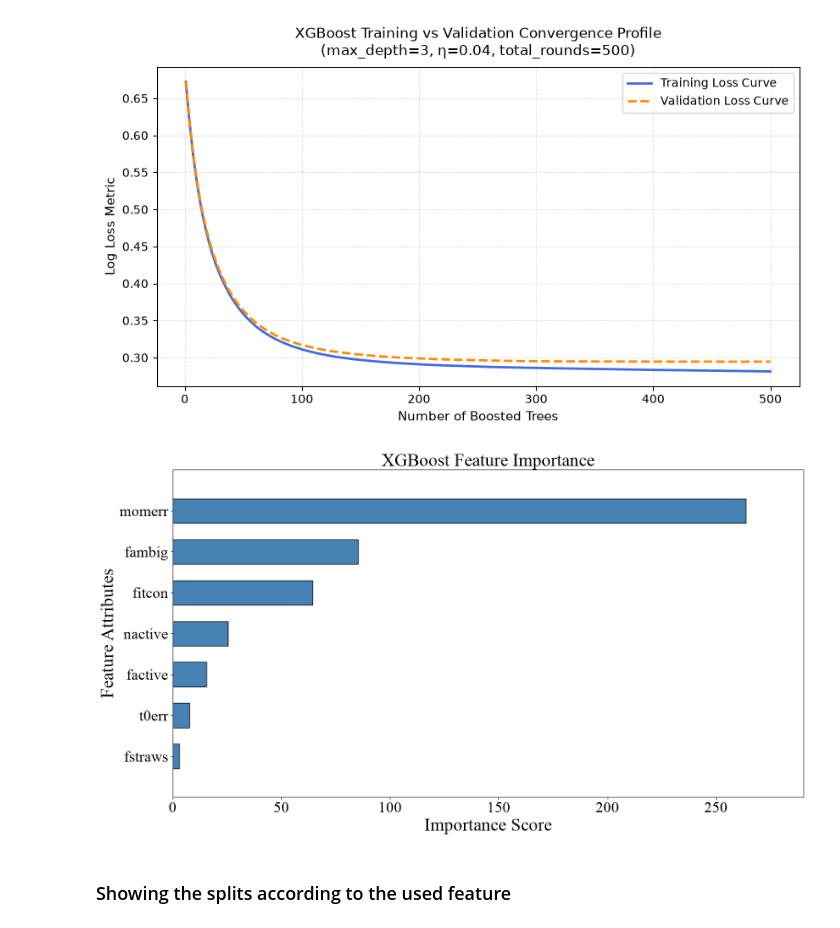
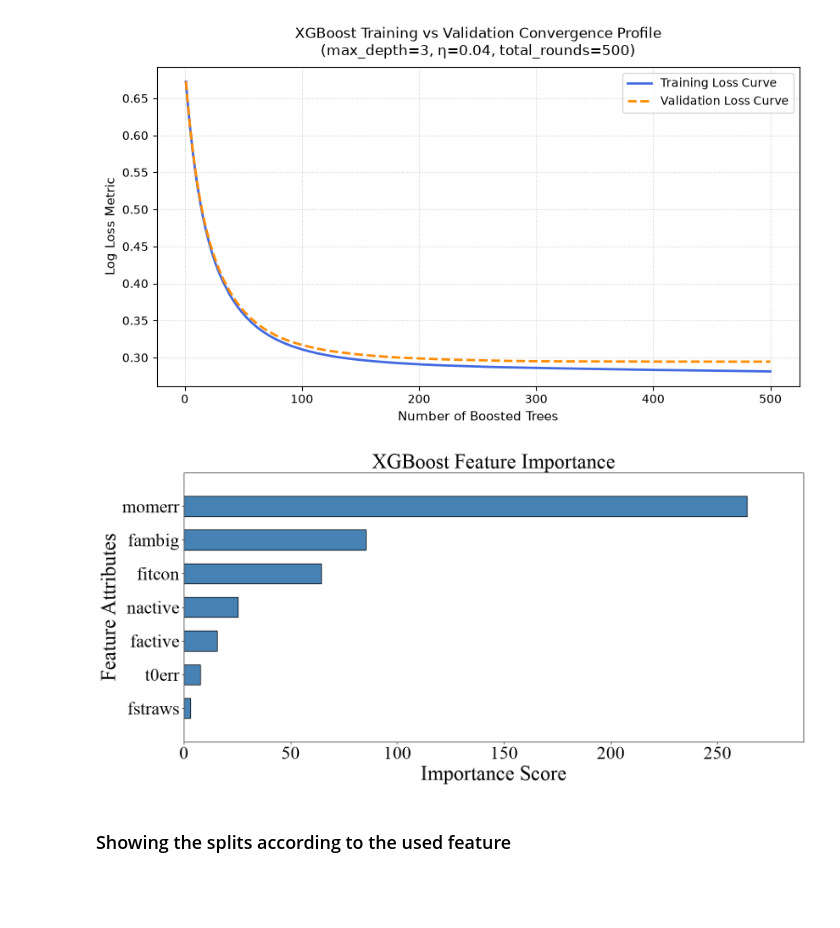
Before and after one commit to Malik-Farouh/Mu2e_XGboost_Project, a Jupyter notebook: TrkQual/00_TrkQualTrain_main.ipynb, the cells around one changed output. Drawn from its saved outputs; the diff is of its cells as text; code cells hidden in the pictures; blank space fills up the shorter version.

Commit message:
finished plots

```diff
--- a/TrkQual/00_TrkQualTrain_main.ipynb
+++ b/TrkQual/00_TrkQualTrain_main.ipynb
@@ -502,41 +502,41 @@ plt.show()
 # %%
 # 1. Attach the variable names from the top cell directly to the booster
 booster = model.get_booster()
 booster.feature_names = input_var_names
 
 plt.rcParams['font.family'] = 'serif'
 plt.rcParams['font.serif'] = ['Computer Modern Roman', 'Times New Roman']
 plt.rcParams['pdf.fonttype'] = 42
 
 # Scale font sizes up Figures  after LaTeX
 plt.rcParams.update({
-    'font.size': 24,
+    'font.size': 30,
     'axes.labelsize': 28,
     'axes.titlesize': 28,
-    'xtick.labelsize': 24,
-    'ytick.labelsize': 24,
-    'legend.fontsize': 16
+    'xtick.labelsize': 28,
+    'ytick.labelsize': 28,
+    'legend.fontsize': 20
 })
 
 # 2. Plot the importances
-fig, ax = plt.subplots(figsize=(16, 9))
+fig, ax = plt.subplots(figsize=(16, 8))
 xgb.plot_importance(booster, importance_type='gain', ax=ax, grid=False, show_values=False, color='steelblue', edgecolor='black', height=0.6)
 
 # Refine labels for the technical note
 '''ax.set_title('XGBoost Feature Importance', fontsize=14, fontweight='bold', pad=15)
 ax.set_xlabel('Importance Score', fontsize=12, fontweight='bold')
 ax.set_ylabel('Feature Attributes', fontsize=12, fontweight='bold')
 ax.tick_params(axis='both', labelsize=11)'''
 
-ax.set_title('XGBoost Feature Importance')
-ax.set_xlabel('Importance Score')
-ax.set_ylabel('Feature Attributes')
+ax.set_title('XGBoost Feature Importance', fontsize = 32)
+ax.set_xlabel('Importance Score', fontsize = 32)
+ax.set_ylabel('Feature Attributes', fontsize = 32)
 ax.tick_params(axis='both')
 plt.savefig("/Users/malikfarouh/Documents/latex_notes/2026-08_TrkQual_Robustness_BDT/images/importance_plot.pdf")
 plt.tight_layout()
 plt.show()
 # %% [output]
-[figure, old version]
+[figure, new version]
 # %% [markdown]
 ### Showing the splits according to the used feature
 # %%
```
Also changed, not shown: 3 other files.
